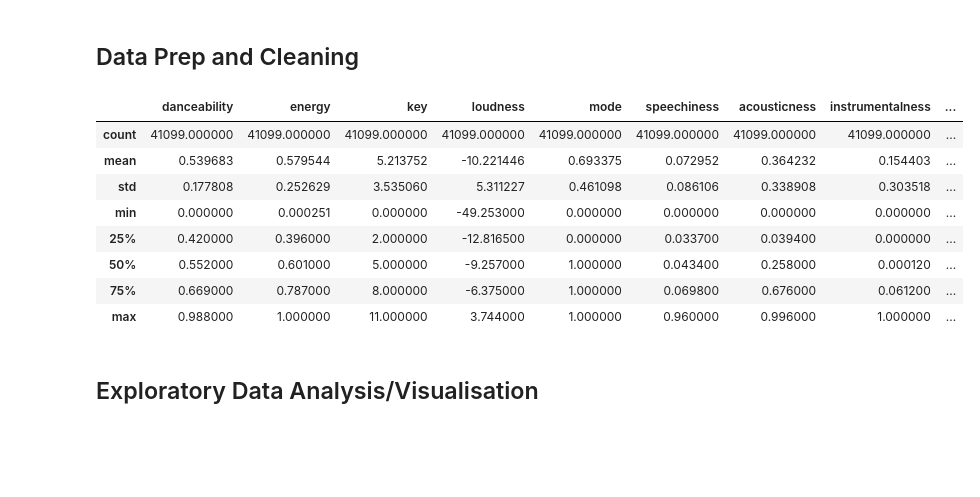
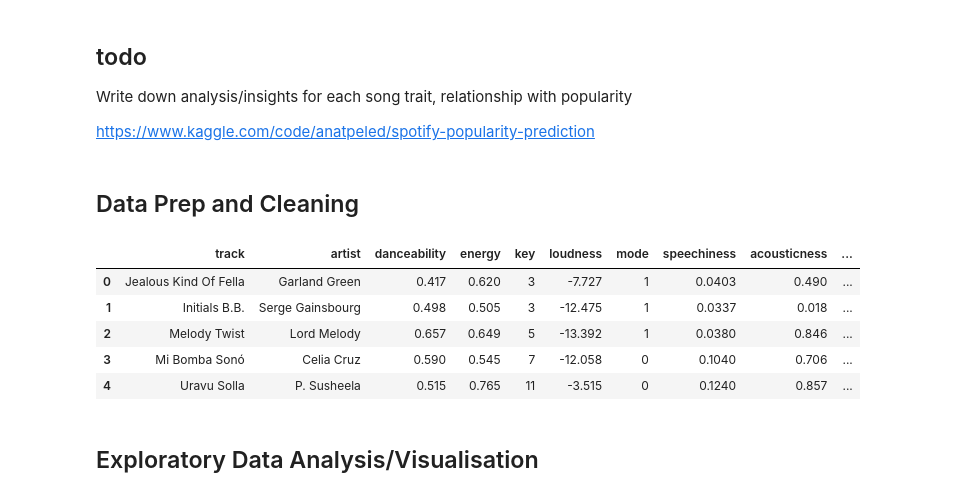
Before and after one commit to agentzhao/spotify-prediction, a Jupyter notebook: spotifypred.ipynb, the cells around one changed output. Cells and saved outputs as stored; diff of their text form; code cells hidden in the pictures; blank space fills up the shorter version.

```diff
--- a/spotifypred.ipynb
+++ b/spotifypred.ipynb
@@ -4,3 +1,8 @@
+# %% [markdown]
+## todo
+Write down analysis/insights for each song trait, relationship with popularity
+
+https://www.kaggle.com/code/anatpeled/spotify-popularity-prediction
 # %%
 import os
 import glob
@@ -15,27 +17,24 @@ sb.set() # set the default Seaborn style for graphics
 # %%
 allsongs = pd.read_csv('datasets/spotify_dataset.csv', dtype={'song_name': str})
 
 # Cleaning dataset
-allsongs = allsongs.drop(columns = ['artist', 'uri'])
+allsongs = allsongs.drop(columns = ['uri'])
 
 # drop rows without track name
 allsongs = allsongs.dropna(subset=['track'])
 allsongs = allsongs.reset_index(drop=True)
 
 # Change decade column to int
 allsongs['decade'] = allsongs.decade.str.replace('s' , '')
 allsongs['decade'] = pd.to_numeric(allsongs['decade'])
 
-allsongs.describe()
+allsongs.head()
 # %% [output]
-|  | danceability | energy | key | loudness | mode | speechiness | acousticness | instrumentalness | ... |
-| count | 41099.000000 | 41099.000000 | 41099.000000 | 41099.000000 | 41099.000000 | 41099.000000 | 41099.000000 | 41099.000000 | ... |
-| mean | 0.539683 | 0.579544 | 5.213752 | -10.221446 | 0.693375 | 0.072952 | 0.364232 | 0.154403 | ... |
-| std | 0.177808 | 0.252629 | 3.535060 | 5.311227 | 0.461098 | 0.086106 | 0.338908 | 0.303518 | ... |
-| min | 0.000000 | 0.000251 | 0.000000 | -49.253000 | 0.000000 | 0.000000 | 0.000000 | 0.000000 | ... |
-| 25% | 0.420000 | 0.396000 | 2.000000 | -12.816500 | 0.000000 | 0.033700 | 0.039400 | 0.000000 | ... |
-| 50% | 0.552000 | 0.601000 | 5.000000 | -9.257000 | 1.000000 | 0.043400 | 0.258000 | 0.000120 | ... |
-| 75% | 0.669000 | 0.787000 | 8.000000 | -6.375000 | 1.000000 | 0.069800 | 0.676000 | 0.061200 | ... |
-| max | 0.988000 | 1.000000 | 11.000000 | 3.744000 | 1.000000 | 0.960000 | 0.996000 | 1.000000 | ... |
+|  | track | artist | danceability | energy | key | loudness | mode | speechiness | acousticness | ... |
+| 0 | Jealous Kind Of Fella | Garland Green | 0.417 | 0.620 | 3 | -7.727 | 1 | 0.0403 | 0.490 | ... |
+| 1 | Initials B.B. | Serge Gainsbourg | 0.498 | 0.505 | 3 | -12.475 | 1 | 0.0337 | 0.018 | ... |
+| 2 | Melody Twist | Lord Melody | 0.657 | 0.649 | 5 | -13.392 | 1 | 0.0380 | 0.846 | ... |
+| 3 | Mi Bomba Sonó | Celia Cruz | 0.590 | 0.545 | 7 | -12.058 | 0 | 0.1040 | 0.706 | ... |
+| 4 | Uravu Solla | P. Susheela | 0.515 | 0.765 | 11 | -3.515 | 0 | 0.1240 | 0.857 | ... |
 # %% [markdown]
 ## Exploratory Data Analysis/Visualisation
```
Also changed, not shown: parts of 25 cells of this notebook.
